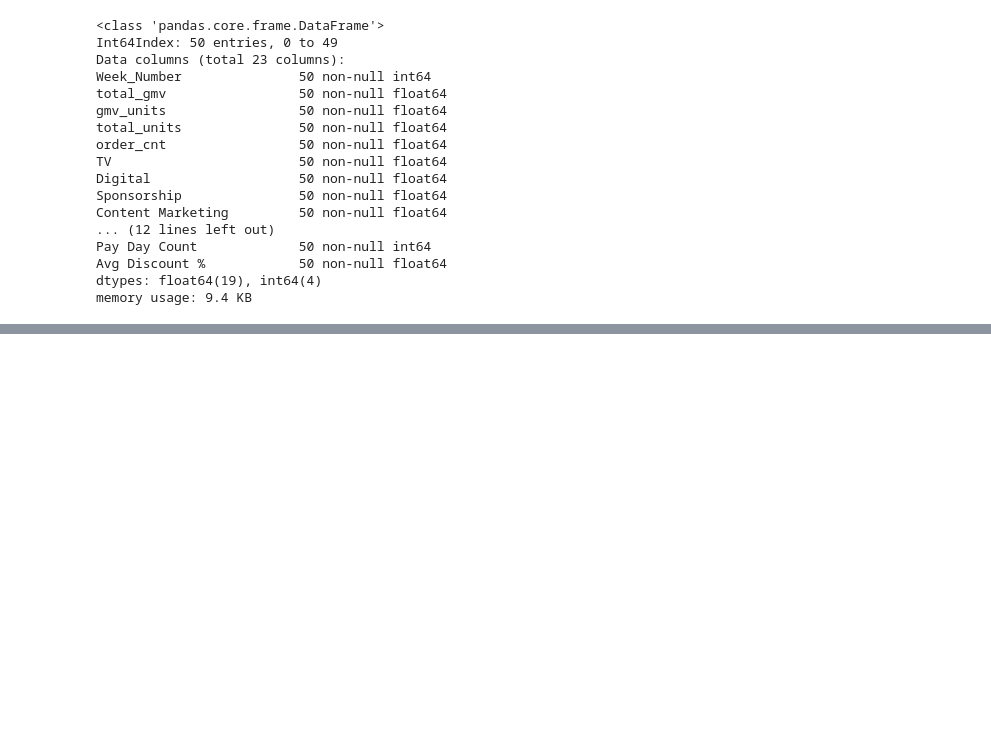
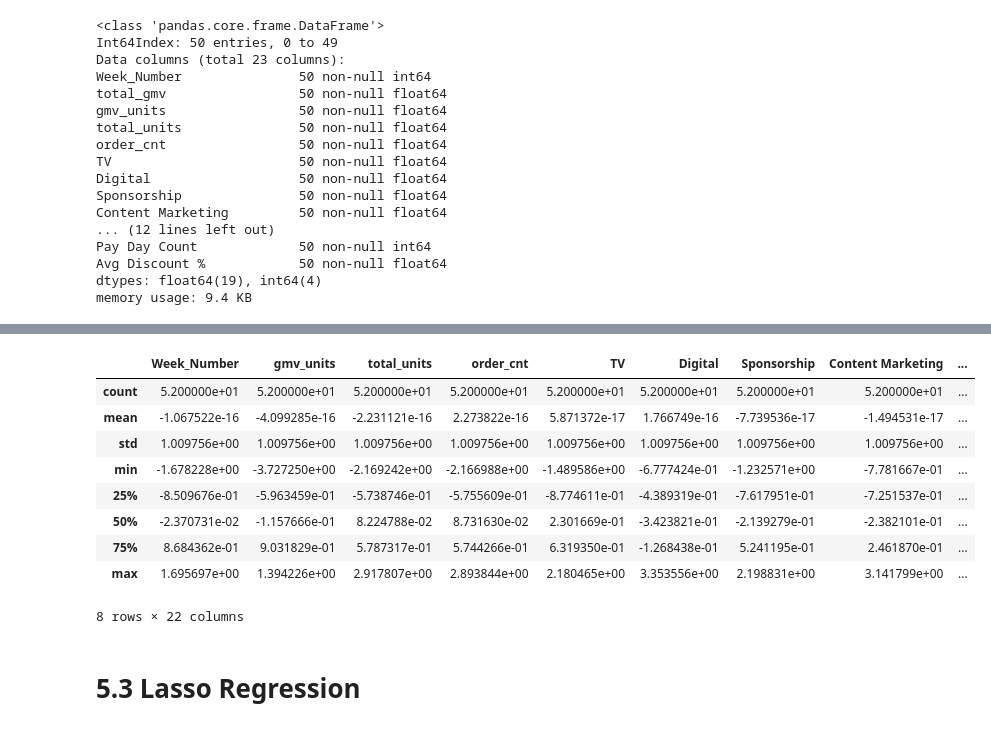
Before and after one commit to Nanditha-G-N/Machine-Learning-Case-Studies, a Jupyter notebook: ecommerce-capstone/ecommerce-assignment-Krishnan.ipynb, the cells around one changed output, grey strips where cells are left out. Saved outputs shown, nothing was run; the diff lists cells and outputs as text; code cells hidden in the pictures; blank space fills up the shorter version.

```diff
--- a/ecommerce-capstone/ecommerce-assignment-Krishnan.ipynb
+++ b/ecommerce-capstone/ecommerce-assignment-Krishnan.ipynb
@@ -1857,0 +1898,16 @@ memory usage: 9.4 KB
+# %%
+#Checking the distribution after scaling
+X_CA.describe()
+# %% [output]
+|  | Week_Number | gmv_units | total_units | order_cnt | TV | Digital | Sponsorship | Content Marketing | ... |
+| count | 5.200000e+01 | 5.200000e+01 | 5.200000e+01 | 5.200000e+01 | 5.200000e+01 | 5.200000e+01 | 5.200000e+01 | 5.200000e+01 | ... |
+| mean | -1.067522e-16 | -4.099285e-16 | -2.231121e-16 | 2.273822e-16 | 5.871372e-17 | 1.766749e-16 | -7.739536e-17 | -1.494531e-17 | ... |
+| std | 1.009756e+00 | 1.009756e+00 | 1.009756e+00 | 1.009756e+00 | 1.009756e+00 | 1.009756e+00 | 1.009756e+00 | 1.009756e+00 | ... |
+| min | -1.678228e+00 | -3.727250e+00 | -2.169242e+00 | -2.166988e+00 | -1.489586e+00 | -6.777424e-01 | -1.232571e+00 | -7.781667e-01 | ... |
+| 25% | -8.509676e-01 | -5.963459e-01 | -5.738746e-01 | -5.755609e-01 | -8.774611e-01 | -4.389319e-01 | -7.617951e-01 | -7.251537e-01 | ... |
+| 50% | -2.370731e-02 | -1.157666e-01 | 8.224788e-02 | 8.731630e-02 | 2.301669e-01 | -3.423821e-01 | -2.139279e-01 | -2.382101e-01 | ... |
+| 75% | 8.684362e-01 | 9.031829e-01 | 5.787317e-01 | 5.744266e-01 | 6.319350e-01 | -1.268438e-01 | 5.241195e-01 | 2.461870e-01 | ... |
+| max | 1.695697e+00 | 1.394226e+00 | 2.917807e+00 | 2.893844e+00 | 2.180465e+00 | 3.353556e+00 | 2.198831e+00 | 3.141799e+00 | ... |
+8 rows × 22 columns
+# %% [markdown]
+# 5.3 Lasso Regression
```
Also changed, not shown: parts of 44 cells of this notebook.
